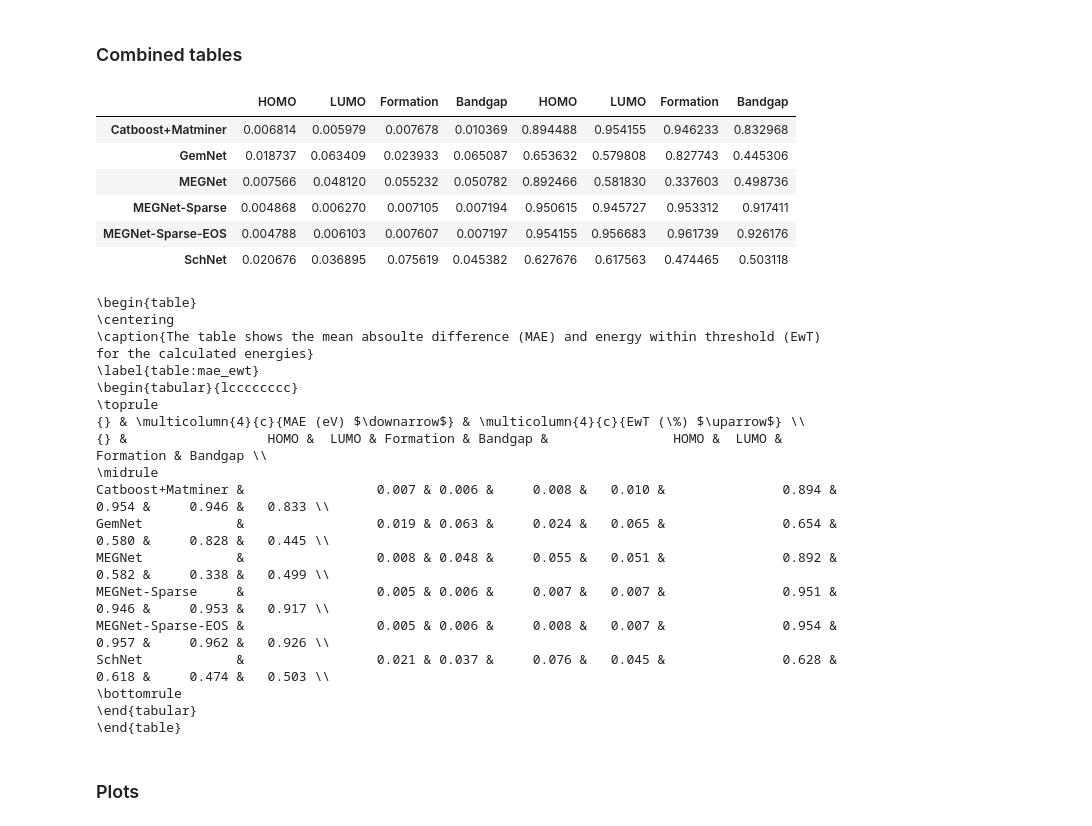
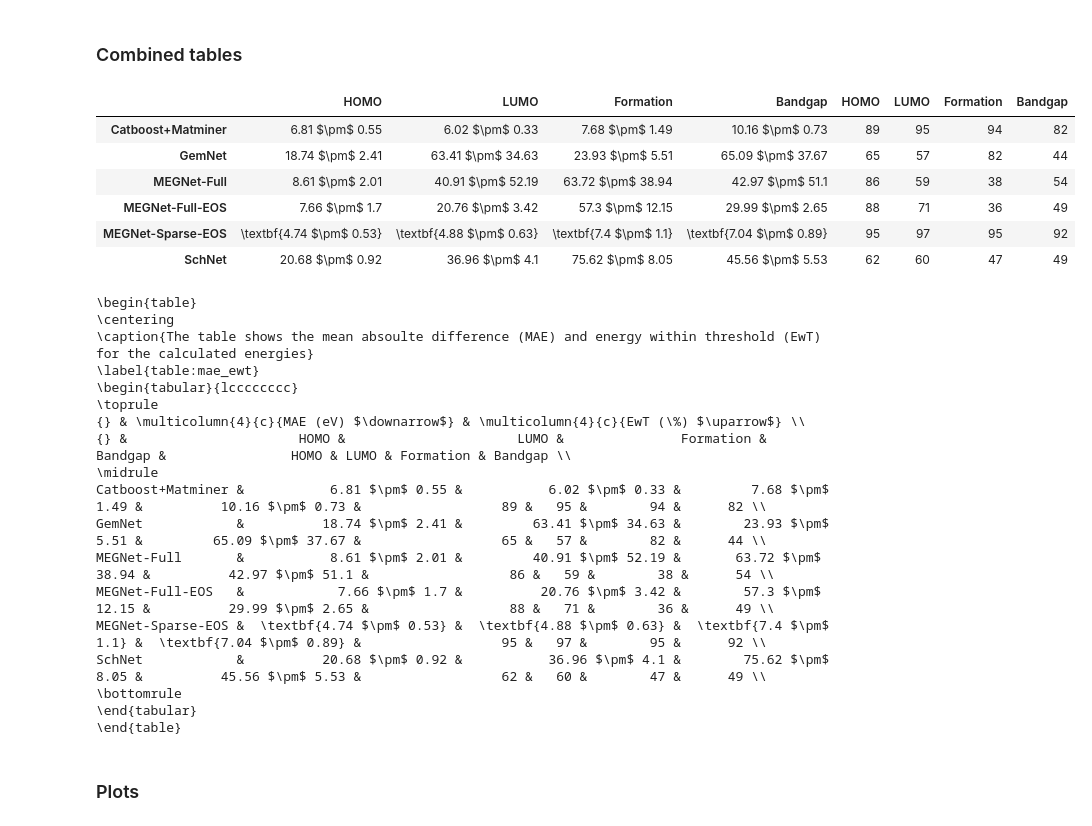
Before and after one commit to HSE-LAMBDA/ai4material_design, a Jupyter notebook: notebooks/results.ipynb, the cells around one changed output. Cells and saved outputs as stored; diff of their text form; code cells hidden in the pictures.

```diff
--- a/notebooks/results.ipynb
+++ b/notebooks/results.ipynb
@@ -178,9 +293,9 @@ for attr in ['homo', 'lumo', 'formation_energy_per_site', 'band_gap']:
     # std of mae of each fold
     folds_mean = _df.groupby(level=1, axis=0).mean()
     sigma[attr] = pd.DataFrame(
-        (folds_mean.sem() / folds_mean.mean()) * 100, # Relative standard error
+        folds_mean.std(),
+        # (folds_mean.sem() / folds_mean.mean()) * 100, # Relative standard error
         columns=[f'{target_short_name_pretty_mapper[attr]}']
         )
 
 MAE = pd.DataFrame(MAE).rename(target_short_name_pretty_mapper, axis=1)
-display(MAE)
@@ -198,12 +304,11 @@ display(MAE)
 # %%
 error = pd.concat(sigma, axis=1).dropna()
 error.columns = error.columns.droplevel(0)
-error.columns = pd.MultiIndex.from_product([['Relative Standard Error \% $\downarrow$'], list(error.columns)])
+error.columns = pd.MultiIndex.from_product([['Standard deviation (meV) $\downarrow$'], list(error.columns)])
 display(error)
-error = to_latex(
+_error = to_latex(
         error,
-        caption='This table shows the relative standard error of Mean absolute difference of each fold',
+        caption='This table shows the standard deviation of Mean absolute difference of each fold',
         label='table:rse'
     )
-print(error)
 # %% [output]
@@ -235,0 +329,15 @@ SchNet            &                                   1.576 &  3.861 &     3.764
+# %%
+droped_columns = ['DFT', 'MEGNet-Sparse', 'MEGNet-Sparse-Z', 'MEGNet-Sparse-Z-were']
+mae_std = deepcopy(MAE)
+mae_std.style.highlight_min(props='textbf:--rwrap;')
+for i, ((_, a), (_, b)) in enumerate(zip(MAE.iterrows(), error.iterrows())):
+    for j, (_a, _b) in enumerate(zip(a, b)):
+        mae_std.iloc[i, j] = f'{str(np.round(_a, 2))} $\pm$ {str(np.round(_b, 2))}'
+
+
+mae_std = mae_std.drop(droped_columns)
+# %%
+for i, col_name in enumerate(mae_std):
+    arg = np.argsort(list(map(lambda row: float(row.split('$\pm$')[0]), mae_std[col_name])))[0]
+    values = mae_std.iloc[arg, i]
+    mae_std.iloc[arg, i] = '\textbf{' + values + '}'
@@ -236,29 +414,29 @@ SchNet            &                                   1.576 &  3.861 &     3.764
 # %% [markdown]
 ### Combined tables
 # %%
-mae_ewt = pd.concat([MAE, EwT], axis=1).drop('DFT')
+mae_ewt = pd.concat([mae_std, EwT], axis=1).drop('DFT').dropna()
 display(mae_ewt)
 
 mae_ewt = to_latex(
         mae_ewt,
         column_names=[
             [r'MAE (eV) $\downarrow$']*4 +  [r'EwT (\%) $\uparrow$']*4,
             mae_ewt.columns
             ],
         caption='The table shows the mean absoulte difference (MAE) and energy within threshold (EwT) for the calculated energies',
         label='table:mae_ewt'
 
 )
 
 print(mae_ewt)
 # %% [output]
 |  | HOMO | LUMO | Formation | Bandgap | HOMO | LUMO | Formation | Bandgap |
-| Catboost+Matminer | 0.006814 | 0.005979 | 0.007678 | 0.010369 | 0.894488 | 0.954155 | 0.946233 | 0.832968 |
-| GemNet | 0.018737 | 0.063409 | 0.023933 | 0.065087 | 0.653632 | 0.579808 | 0.827743 | 0.445306 |
-| MEGNet | 0.007566 | 0.048120 | 0.055232 | 0.050782 | 0.892466 | 0.581830 | 0.337603 | 0.498736 |
-| MEGNet-Sparse | 0.004868 | 0.006270 | 0.007105 | 0.007194 | 0.950615 | 0.945727 | 0.953312 | 0.917411 |
-| MEGNet-Sparse-EOS | 0.004788 | 0.006103 | 0.007607 | 0.007197 | 0.954155 | 0.956683 | 0.961739 | 0.926176 |
-| SchNet | 0.020676 | 0.036895 | 0.075619 | 0.045382 | 0.627676 | 0.617563 | 0.474465 | 0.503118 |
+| Catboost+Matminer | 6.81 $\pm$ 0.55 | 6.02 $\pm$ 0.33 | 7.68 $\pm$ 1.49 | 10.16 $\pm$ 0.73 | 89 | 95 | 94 | 82 |
+| GemNet | 18.74 $\pm$ 2.41 | 63.41 $\pm$ 34.63 | 23.93 $\pm$ 5.51 | 65.09 $\pm$ 37.67 | 65 | 57 | 82 | 44 |
+| MEGNet-Full | 8.61 $\pm$ 2.01 | 40.91 $\pm$ 52.19 | 63.72 $\pm$ 38.94 | 42.97 $\pm$ 51.1 | 86 | 59 | 38 | 54 |
+| MEGNet-Full-EOS | 7.66 $\pm$ 1.7 | 20.76 $\pm$ 3.42 | 57.3 $\pm$ 12.15 | 29.99 $\pm$ 2.65 | 88 | 71 | 36 | 49 |
+| MEGNet-Sparse-EOS | \textbf{4.74 $\pm$ 0.53} | \textbf{4.88 $\pm$ 0.63} | \textbf{7.4 $\pm$ 1.1} | \textbf{7.04 $\pm$ 0.89} | 95 | 97 | 95 | 92 |
+| SchNet | 20.68 $\pm$ 0.92 | 36.96 $\pm$ 4.1 | 75.62 $\pm$ 8.05 | 45.56 $\pm$ 5.53 | 62 | 60 | 47 | 49 |
 \begin{table}
 \centering
 \caption{The table shows the mean absoulte difference (MAE) and energy within threshold (EwT) for the calculated energies}
@@ -266,14 +444,14 @@ print(mae_ewt)
 \begin{tabular}{lcccccccc}
 \toprule
 {} & \multicolumn{4}{c}{MAE (eV) $\downarrow$} & \multicolumn{4}{c}{EwT (\%) $\uparrow$} \\
-{} &                  HOMO &  LUMO & Formation & Bandgap &                HOMO &  LUMO & Formation & Bandgap \\
+{} &                      HOMO &                      LUMO &               Formation &                   Bandgap &                HOMO & LUMO & Formation & Bandgap \\
 \midrule
-Catboost+Matminer &                 0.007 & 0.006 &     0.008 &   0.010 &               0.894 & 0.954 &     0.946 &   0.833 \\
-GemNet            &                 0.019 & 0.063 &     0.024 &   0.065 &               0.654 & 0.580 &     0.828 &   0.445 \\
-MEGNet            &                 0.008 & 0.048 &     0.055 &   0.051 &               0.892 & 0.582 &     0.338 &   0.499 \\
-MEGNet-Sparse     &                 0.005 & 0.006 &     0.007 &   0.007 &               0.951 & 0.946 &     0.953 &   0.917 \\
-MEGNet-Sparse-EOS &                 0.005 & 0.006 &     0.008 &   0.007 &               0.954 & 0.957 &     0.962 &   0.926 \\
-SchNet            &                 0.021 & 0.037 &     0.076 &   0.045 &               0.628 & 0.618 &     0.474 &   0.503 \\
+Catboost+Matminer &           6.81 $\pm$ 0.55 &           6.02 $\pm$ 0.33 &         7.68 $\pm$ 1.49 &          10.16 $\pm$ 0.73 &                  89 &   95 &        94 &      82 \\
+GemNet            &          18.74 $\pm$ 2.41 &         63.41 $\pm$ 34.63 &        23.93 $\pm$ 5.51 &         65.09 $\pm$ 37.67 &                  65 &   57 &        82 &      44 \\
+MEGNet-Full       &           8.61 $\pm$ 2.01 &         40.91 $\pm$ 52.19 &       63.72 $\pm$ 38.94 &          42.97 $\pm$ 51.1 &                  86 &   59 &        38 &      54 \\
+MEGNet-Full-EOS   &            7.66 $\pm$ 1.7 &          20.76 $\pm$ 3.42 &        57.3 $\pm$ 12.15 &          29.99 $\pm$ 2.65 &                  88 &   71 &        36 &      49 \\
+MEGNet-Sparse-EOS &  \textbf{4.74 $\pm$ 0.53} &  \textbf{4.88 $\pm$ 0.63} &  \textbf{7.4 $\pm$ 1.1} &  \textbf{7.04 $\pm$ 0.89} &                  95 &   97 &        95 &      92 \\
+SchNet            &          20.68 $\pm$ 0.92 &           36.96 $\pm$ 4.1 &        75.62 $\pm$ 8.05 &          45.56 $\pm$ 5.53 &                  62 &   60 &        47 &      49 \\
 \bottomrule
 \end{tabular}
 \end{table}
```
Also changed, not shown: parts of 20 cells of this notebook.
